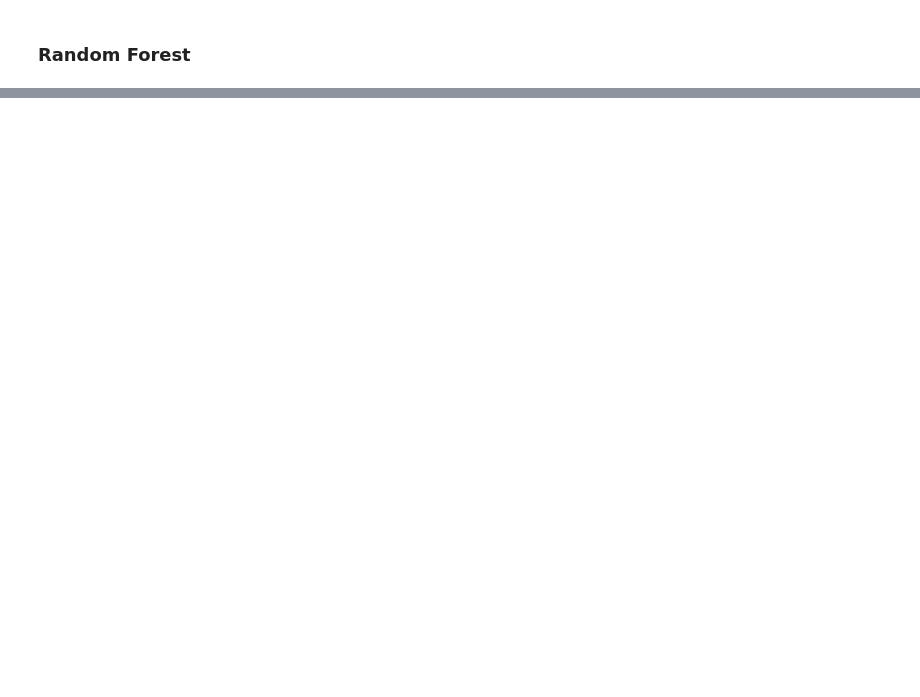
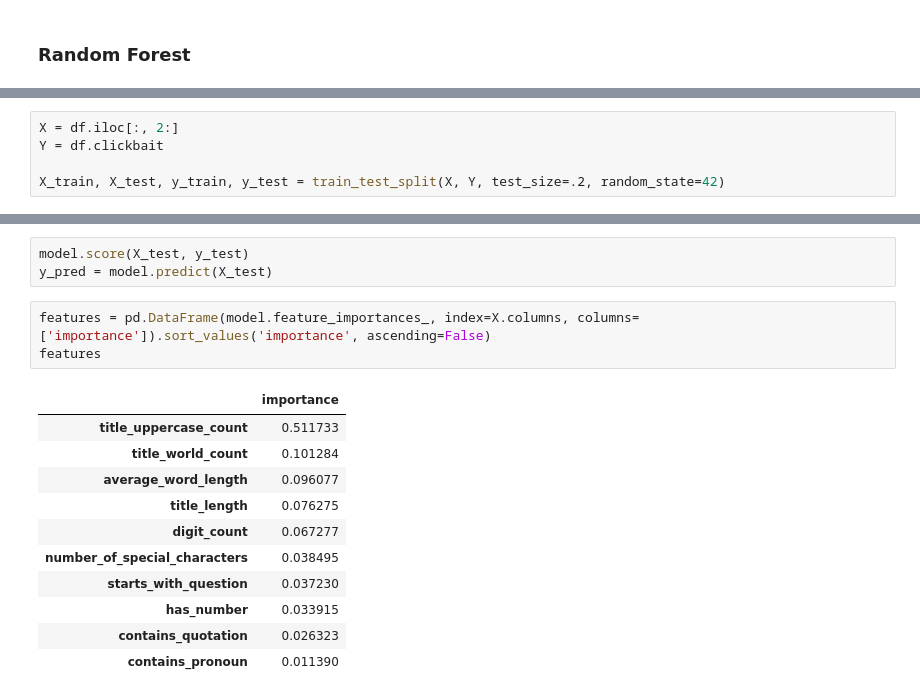
Before and after one commit to abdulwasae734/clickbait-detector, a Jupyter notebook: backend/notebooks/exploration.ipynb, the cells around one changed output, grey strips where cells are left out. Cells and saved outputs as stored; diff of their text form; blank space fills up the shorter version.

```diff
--- a/backend/notebooks/exploration.ipynb
+++ b/backend/notebooks/exploration.ipynb
@@ -457,0 +482,5 @@ Confusion matrix:
+# %%
+X = df.iloc[:, 2:]
+Y = df.clickbait
+
+X_train, X_test, y_train, y_test = train_test_split(X, Y, test_size=.2, random_state=42)
@@ -457,0 +492,18 @@ Confusion matrix:
+# %%
+model.score(X_test, y_test)
+y_pred = model.predict(X_test)
+# %%
+features = pd.DataFrame(model.feature_importances_, index=X.columns, columns=['importance']).sort_values('importance', ascending=False)
+features
+# %% [output]
+|  | importance |
+| title_uppercase_count | 0.511733 |
+| title_world_count | 0.101284 |
+| average_word_length | 0.096077 |
+| title_length | 0.076275 |
+| digit_count | 0.067277 |
+| number_of_special_characters | 0.038495 |
+| starts_with_question | 0.037230 |
+| has_number | 0.033915 |
+| contains_quotation | 0.026323 |
+| contains_pronoun | 0.011390 |
```
Also changed, not shown: parts of 11 cells of this notebook, 2 other files.
